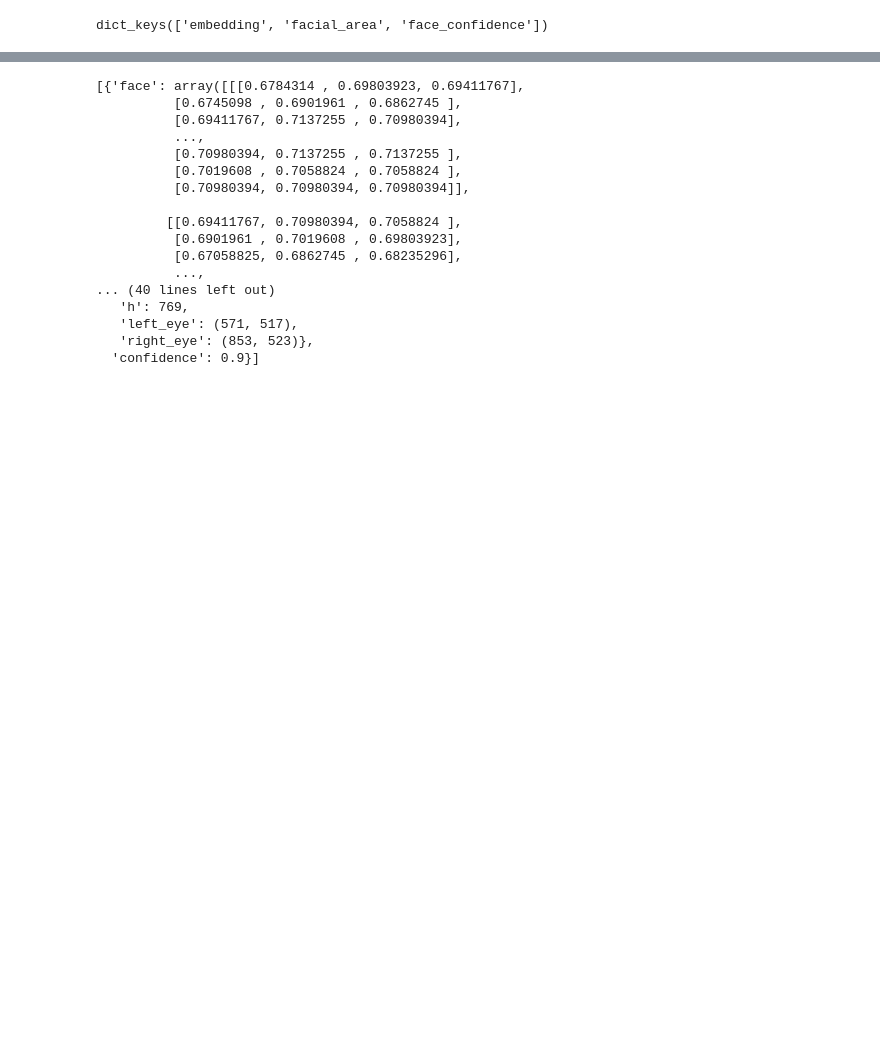
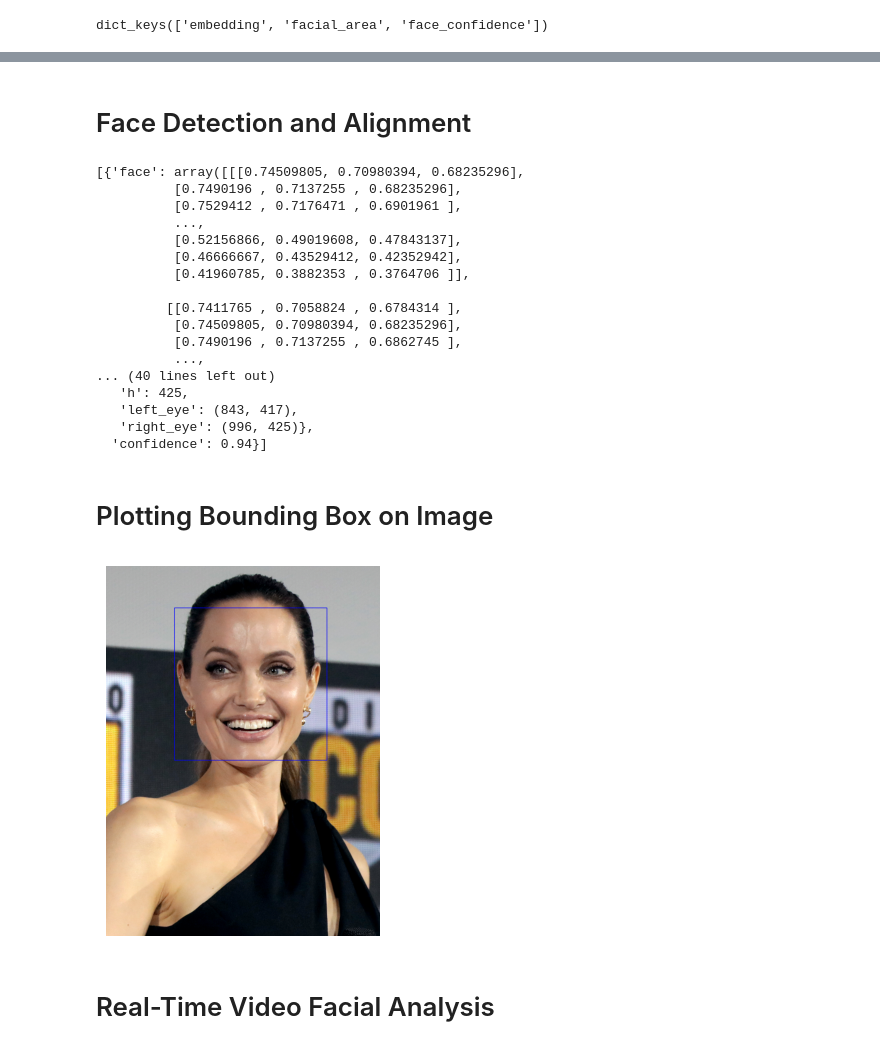
Before and after one commit to SzymonLeszkiewicz/biometrics, a Jupyter notebook: deepface_playground.ipynb, the cells around one changed output, grey strips where cells are left out. Drawn from its saved outputs; the diff is of its cells as text; code cells hidden in the pictures; blank space fills up the shorter version.

```diff
--- a/deepface_playground.ipynb
+++ b/deepface_playground.ipynb
@@ -169,23 +77,45 @@ KeyboardInterrupt:
+# %% [markdown]
+# Face Detection and Alignment
 # %%
-# face detection and alignment
-DeepFace.extract_faces(img_path="data/img1.jpg", target_size=(224, 224))
+DeepFace.extract_faces(img_path="data/family_faces/Kuba.jpg", target_size=(224, 224))
 # %% [output]
-[{'face': array([[[0.6784314 , 0.69803923, 0.69411767],
-          [0.6745098 , 0.6901961 , 0.6862745 ],
-          [0.69411767, 0.7137255 , 0.70980394],
+[{'face': array([[[0.74509805, 0.70980394, 0.68235296],
+          [0.7490196 , 0.7137255 , 0.68235296],
+          [0.7529412 , 0.7176471 , 0.6901961 ],
           ...,
-          [0.70980394, 0.7137255 , 0.7137255 ],
-          [0.7019608 , 0.7058824 , 0.7058824 ],
-          [0.70980394, 0.70980394, 0.70980394]],
+          [0.52156866, 0.49019608, 0.47843137],
+          [0.46666667, 0.43529412, 0.42352942],
+          [0.41960785, 0.3882353 , 0.3764706 ]],
 
-         [[0.69411767, 0.70980394, 0.7058824 ],
-          [0.6901961 , 0.7019608 , 0.69803923],
-          [0.67058825, 0.6862745 , 0.68235296],
+         [[0.7411765 , 0.7058824 , 0.6784314 ],
+          [0.74509805, 0.70980394, 0.68235296],
+          [0.7490196 , 0.7137255 , 0.6862745 ],
           ...,
 ... (40 lines left out)
-   'h': 769,
-   'left_eye': (571, 517),
-   'right_eye': (853, 523)},
-  'confidence': 0.9}]
+   'h': 425,
+   'left_eye': (843, 417),
+   'right_eye': (996, 425)},
+  'confidence': 0.94}]
+# %% [markdown]
+# Plotting Bounding Box on Image
+# %%
+face = DeepFace.extract_faces(img_path="data/img1.jpg")[0]["facial_area"]
+
+img = cv2.imread("data/img1.jpg")
+cv2.rectangle(
+    img,
+    (face["x"], face["y"]),
+    (face["x"] + face["w"], face["y"] + face["h"]),
+    (255, 0, 0),
+    2,
+)
+img_rgb = cv2.cvtColor(img, cv2.COLOR_BGR2RGB)
+plt.imshow(img_rgb)
+plt.axis("off")
+plt.show()
+# %% [output]
+[figure, added]
+# %% [markdown]
+# Real-Time Video Facial Analysis
 # %%
 DeepFace.stream(
```
Also changed, not shown: parts of 19 cells of this notebook.
